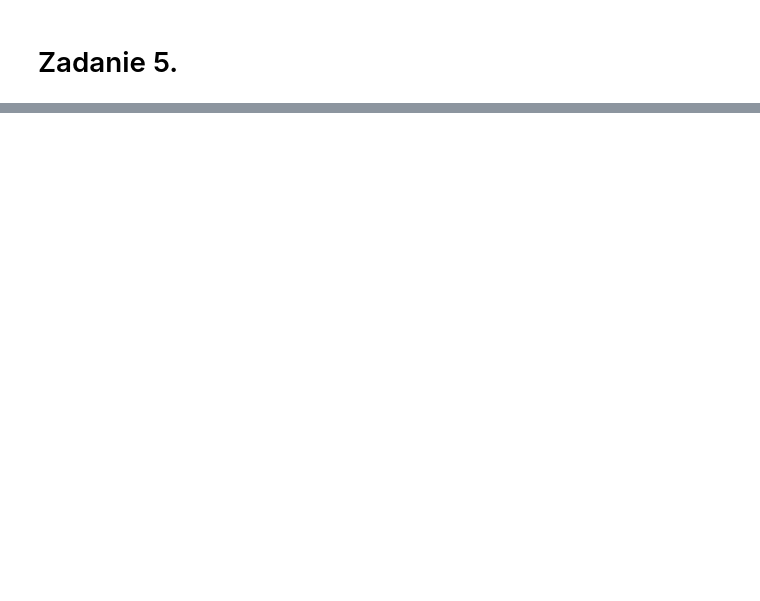
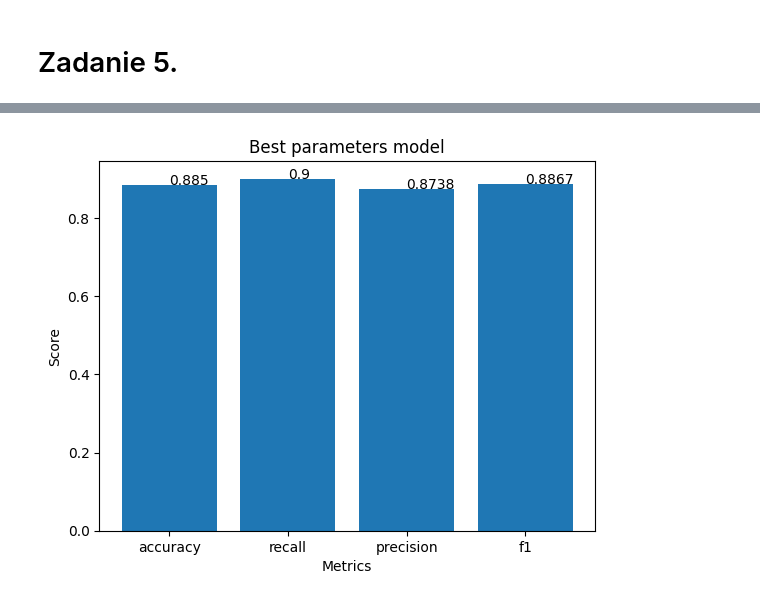
Before and after one commit to NoIdeaForMyName/facial_recognition_celebA, a Jupyter notebook: report.ipynb, the cells around one changed output, grey strips where cells are left out. Drawn from its saved outputs; the diff is of its cells as text; code cells hidden in the pictures; blank space fills up the shorter version.

```diff
--- a/report.ipynb
+++ b/report.ipynb
@@ -713,0 +828,4 @@ plot_single_model(metrics)
+# %%
+plot_single_model(metrics)
+# %% [output]
+[figure, added]
```
Also changed, not shown: parts of 6 cells of this notebook.
